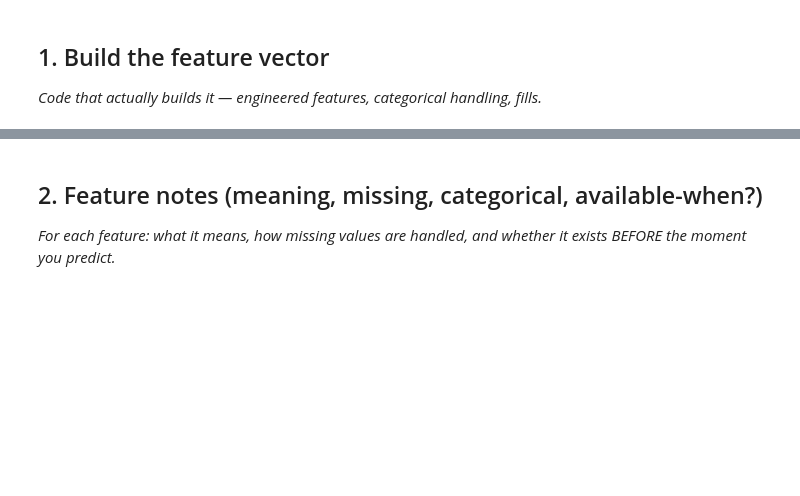
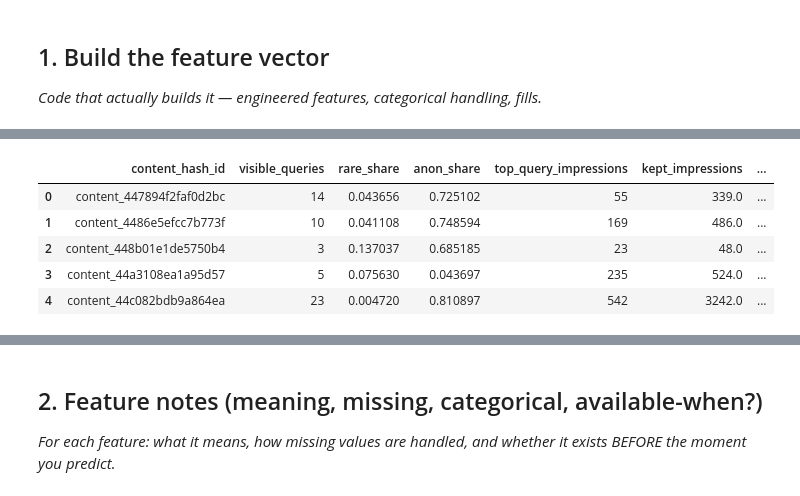
Before and after one commit to ma5029blp-wq/ML-flyrank-internship, a Jupyter notebook: work/notebooks/w03_feature_leakage_check.ipynb, the cells around one changed output, grey strips where cells are left out. Saved outputs shown, nothing was run; the diff lists cells and outputs as text; code cells hidden in the pictures; blank space fills up the shorter version.

```diff
--- a/work/notebooks/w03_feature_leakage_check.ipynb
+++ b/work/notebooks/w03_feature_leakage_check.ipynb
@@ -8,0 +28,18 @@ This skeleton is yours to fill. Work the sections **in order** — each one has
+# %%
+import duckdb
+
+con = duckdb.connect()
+con.execute(f"CREATE OR REPLACE SECRET hf (TYPE huggingface, TOKEN '{HF_TOKEN}')")
+
+REL = 'hf://datasets/FlyRank/internship-warehouse'
+TABLES = {
+    'dim_clients':                f"read_parquet('{REL}/dim_clients.parquet')",
+    'dim_content':                f"read_parquet('{REL}/dim_content.parquet')",
+    'fact_daily':                 f"read_parquet('{REL}/fact_content_daily_performance/**/*.parquet')",
+    'fact_daily_sample':          f"read_parquet('{REL}/fact_content_daily_performance_sample.parquet')",
+    'fact_query_90d':             f"read_parquet('{REL}/fact_content_query_90d.parquet')",
+}
+
+for name, src in TABLES.items():
+    n = con.sql(f'SELECT COUNT(*) FROM {src}').fetchone()[0]
+    print(f'{name:22} {n:>12,} rows')
@@ -15,0 +108,28 @@ This skeleton is yours to fill. Work the sections **in order** — each one has
+# %%
+qsignals = con.sql(f"""
+SELECT
+    content_hash_id,
+    ANY_VALUE(content_visible_query_count) AS visible_queries,
+    ANY_VALUE(rare_impressions_share) AS rare_share,
+    ANY_VALUE(anonymized_impressions_share) AS anon_share,
+    MAX(impressions_90d) AS top_query_impressions,
+    SUM(impressions_90d) AS kept_impressions
+
+FROM {TABLES['fact_query_90d']}
+
+GROUP BY content_hash_id
+""").df()
+
+qsignals["top_query_share"] = (
+    qsignals["top_query_impressions"] /
+    qsignals["kept_impressions"]
+)
+
+qsignals.head()
+# %% [output]
+|  | content_hash_id | visible_queries | rare_share | anon_share | top_query_impressions | kept_impressions | ... |
+| 0 | content_447894f2faf0d2bc | 14 | 0.043656 | 0.725102 | 55 | 339.0 | ... |
+| 1 | content_4486e5efcc7b773f | 10 | 0.041108 | 0.748594 | 169 | 486.0 | ... |
+| 2 | content_448b01e1de5750b4 | 3 | 0.137037 | 0.685185 | 23 | 48.0 | ... |
+| 3 | content_44a3108ea1a95d57 | 5 | 0.075630 | 0.043697 | 235 | 524.0 | ... |
+| 4 | content_44c082bdb9a864ea | 23 | 0.004720 | 0.810897 | 542 | 3242.0 | ... |
```
Also changed, not shown: parts of 14 cells of this notebook.
